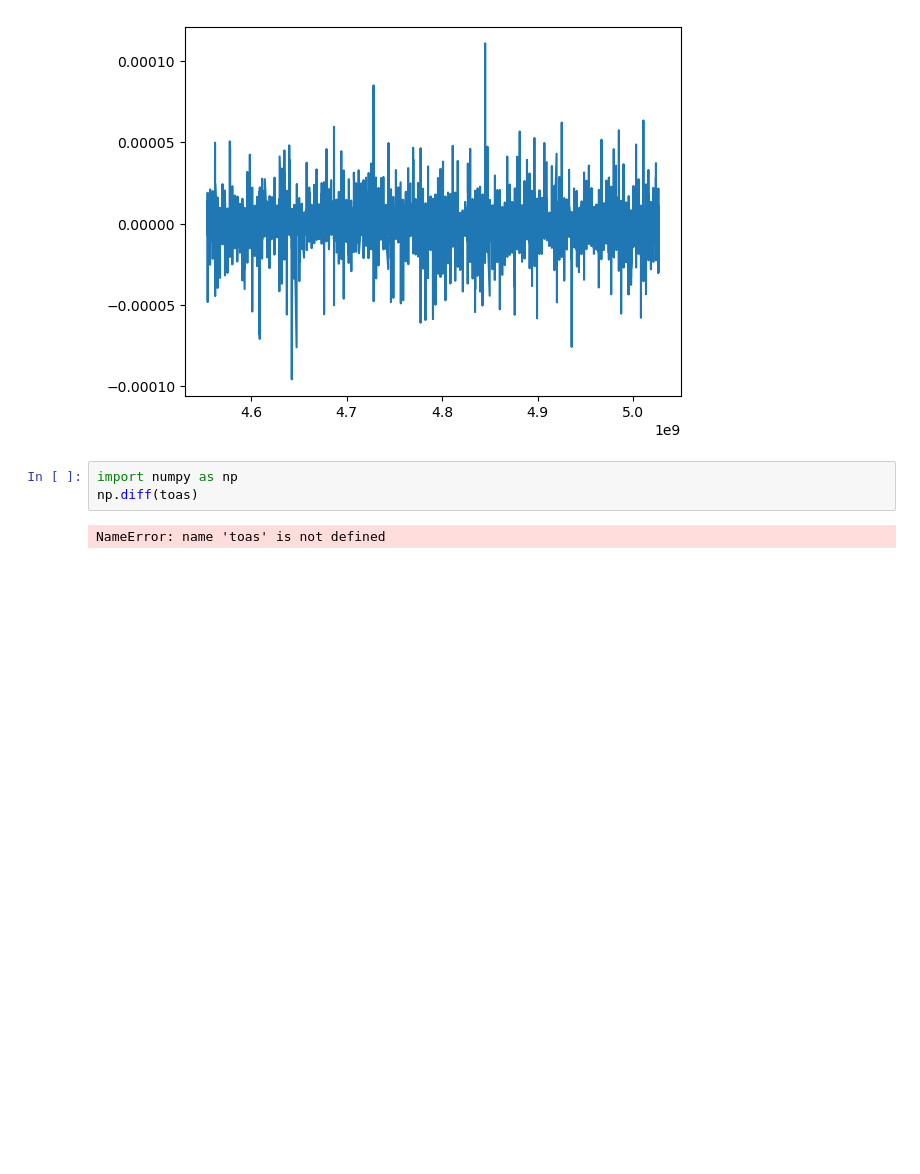
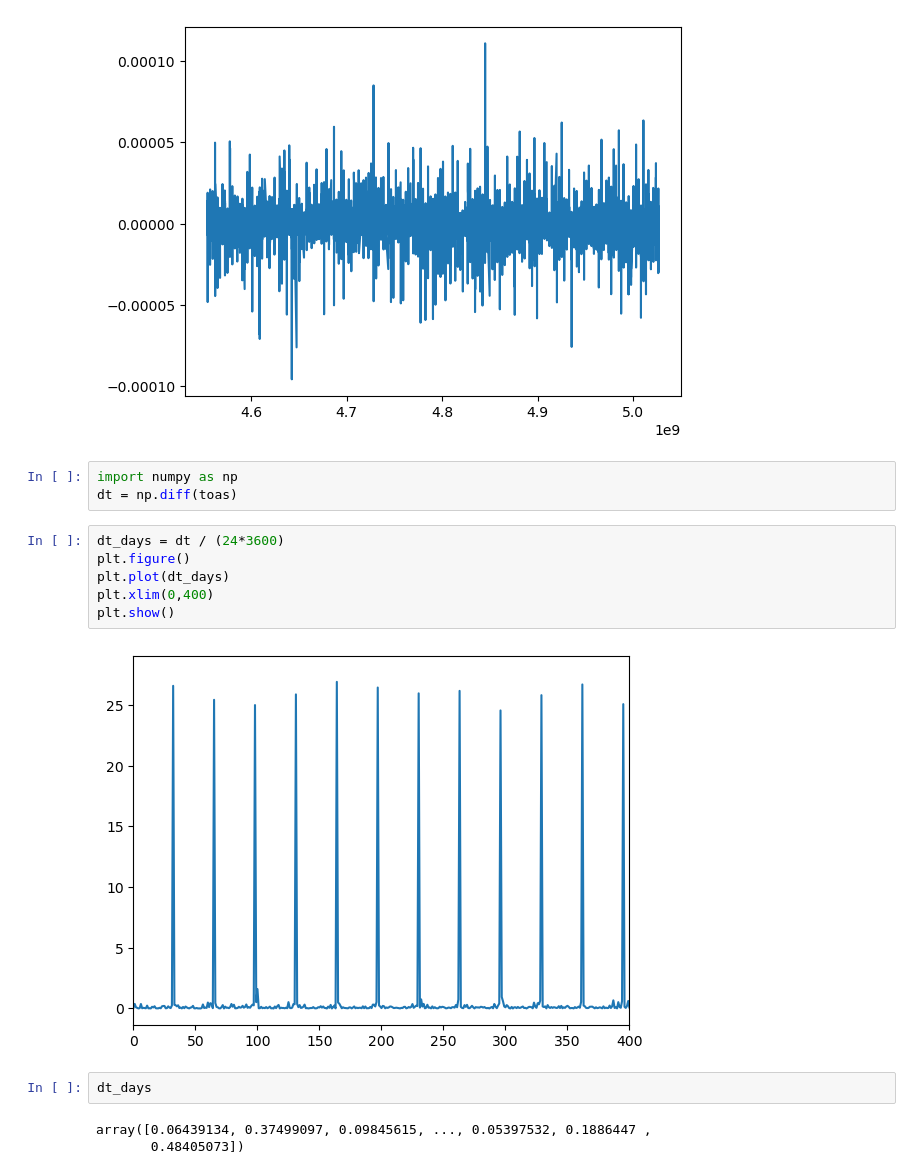
Before and after one commit to tomkimpson/Argus, a Jupyter notebook: notebooks/02e.loading_mock_data_with_argus.ipynb, the cells around one changed output. Cells and saved outputs as stored; diff of their text form; blank space fills up the shorter version.

```diff
--- a/notebooks/02e.loading_mock_data_with_argus.ipynb
+++ b/notebooks/02e.loading_mock_data_with_argus.ipynb
@@ -287,6 +289,17 @@ plt.plot(toas,residuals)
 [figure]
 # %%
 import numpy as np
-np.diff(toas)
+dt = np.diff(toas)
-# %% [output]
-NameError: name 'toas' is not defined
+# %%
+dt_days = dt / (24*3600)
+plt.figure()
+plt.plot(dt_days)
+plt.xlim(0,400)
+plt.show()
+# %% [output]
+[figure, added]
+# %%
+dt_days
+# %% [output]
+array([0.06439134, 0.37499097, 0.09845615, ..., 0.05397532, 0.1886447 ,
+       0.48405073])
```
Also changed, not shown: parts of 9 cells of this notebook, 1 other file.
